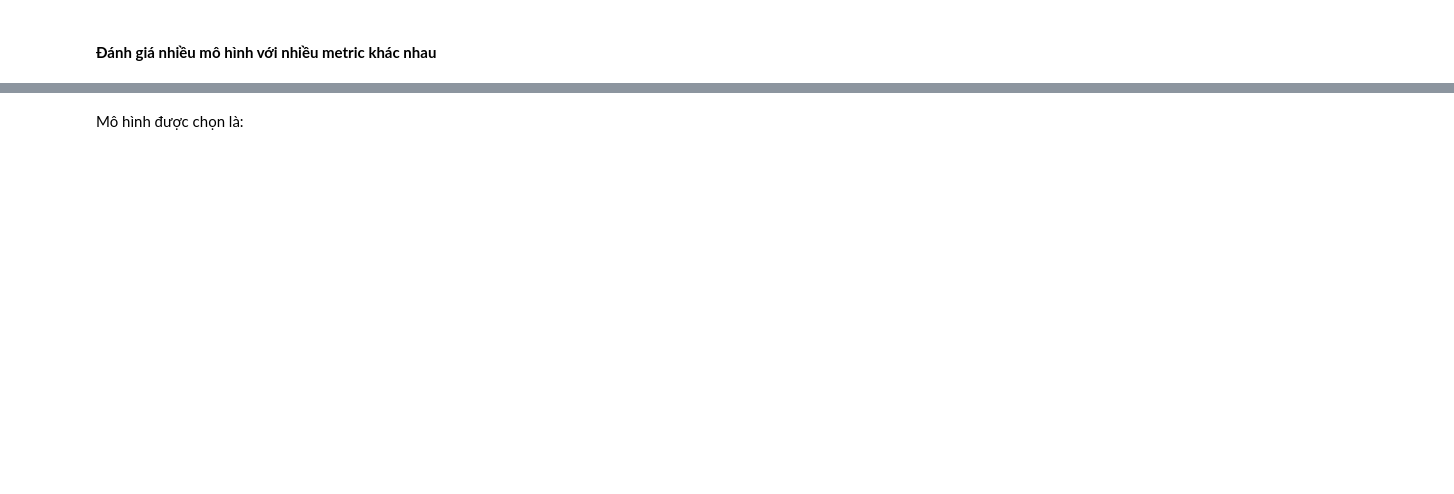
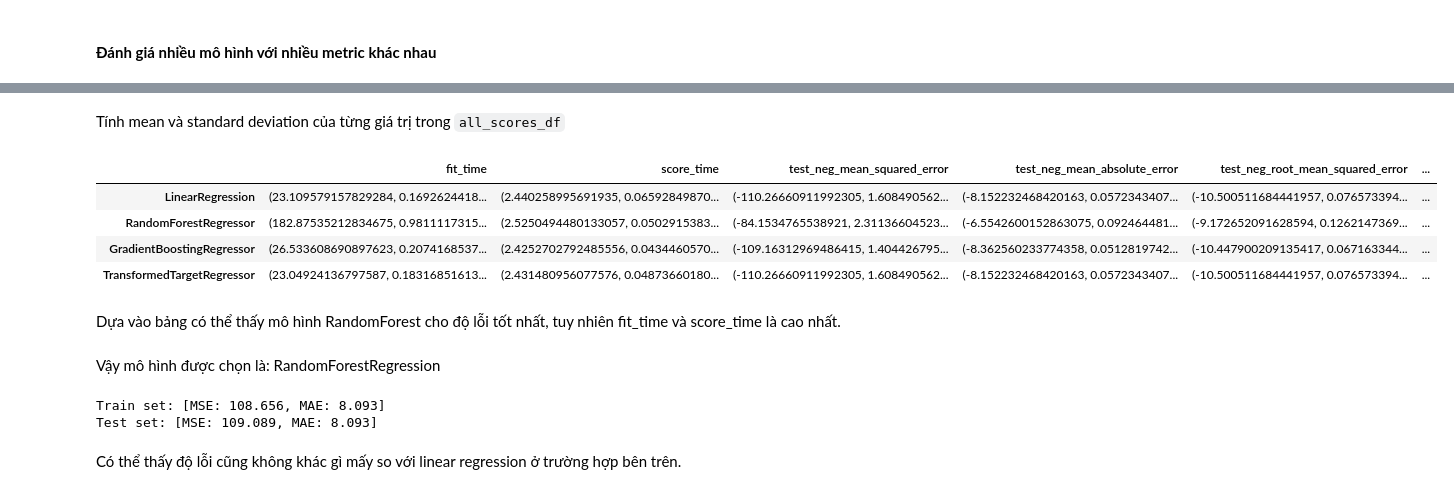
Before and after one commit to Miruku2201/NMKHDL_Final_Project, a Jupyter notebook: models.ipynb, the cells around one changed output, grey strips where cells are left out. Saved outputs shown, nothing was run; the diff lists cells and outputs as text; code cells hidden in the pictures; blank space fills up the shorter version.

```diff
--- a/models.ipynb
+++ b/models.ipynb
@@ -418,2 +400,19 @@ scores_df.head()
+# %% [markdown]
+Tính mean và standard deviation của từng giá trị trong `all_scores_df`
+# %%
+models = ['LinearRegression', 'RandomForestRegressor', 'GradientBoostingRegressor', 'TransformedTargetRegressor']
+def get_mean_std(x):
+    return x.mean(), x.std()
+
+all_scores_df.index = models
+all_scores_df.applymap(get_mean_std)
+# %% [output]
+|  | fit_time | score_time | test_neg_mean_squared_error | test_neg_mean_absolute_error | test_neg_root_mean_squared_error | ... |
+| LinearRegression | (23.109579157829284, 0.1692624418... | (2.440258995691935, 0.06592849870... | (-110.26660911992305, 1.608490562... | (-8.152232468420163, 0.0572343407... | (-10.500511684441957, 0.076573394... | ... |
+| RandomForestRegressor | (182.87535212834675, 0.9811117315... | (2.5250494480133057, 0.0502915383... | (-84.1534765538921, 2.31136604523... | (-6.5542600152863075, 0.092464481... | (-9.172652091628594, 0.1262147369... | ... |
+| GradientBoostingRegressor | (26.533608690897623, 0.2074168537... | (2.4252702792485556, 0.0434460570... | (-109.16312969486415, 1.404426795... | (-8.362560233774358, 0.0512819742... | (-10.447900209135417, 0.067163344... | ... |
+| TransformedTargetRegressor | (23.04924136797587, 0.18316851613... | (2.431480956077576, 0.04873660180... | (-110.26660911992305, 1.608490562... | (-8.152232468420163, 0.0572343407... | (-10.500511684441957, 0.076573394... | ... |
+# %% [markdown]
+Dựa vào bảng có thể thấy mô hình <font color=bone>RandomForest</font> cho độ lỗi tốt nhất, tuy nhiên <font color=bone>fit_time</font> và <font color=bone>score_time</font> là cao nhất.
 # %% [markdown]
-Mô hình được chọn là:
+Vậy mô hình được chọn là: RandomForestRegression
@@ -419,0 +425,8 @@ Mô hình được chọn là:
+# %%
+print(f'Train set: [MSE: {mean_squared_error(y_train, y_train_pred):.3f}, MAE: {mean_absolute_error(y_train, y_train_pred):.3f}]')
+print(f'Test set: [MSE: {mean_squared_error(y_test, y_test_pred):.3f}, MAE: {mean_absolute_error(y_test, y_test_pred):.3f}]')
+# %% [output]
+Train set: [MSE: 108.656, MAE: 8.093]
+Test set: [MSE: 109.089, MAE: 8.093]
+# %% [markdown]
+Có thể thấy độ lỗi cũng không khác gì mấy so với linear regression ở trường hợp bên trên.
```
Also changed, not shown: parts of 17 cells of this notebook.
